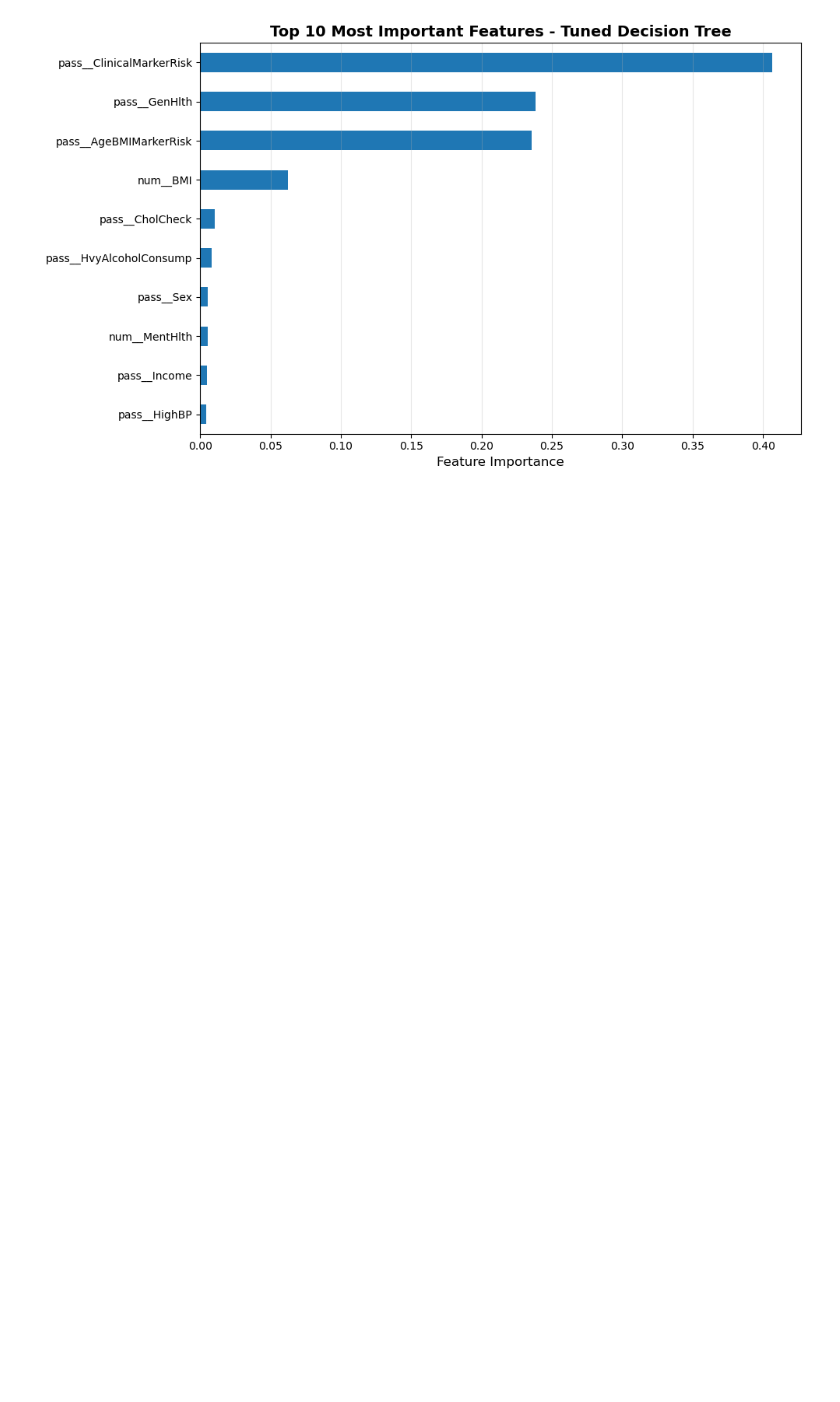
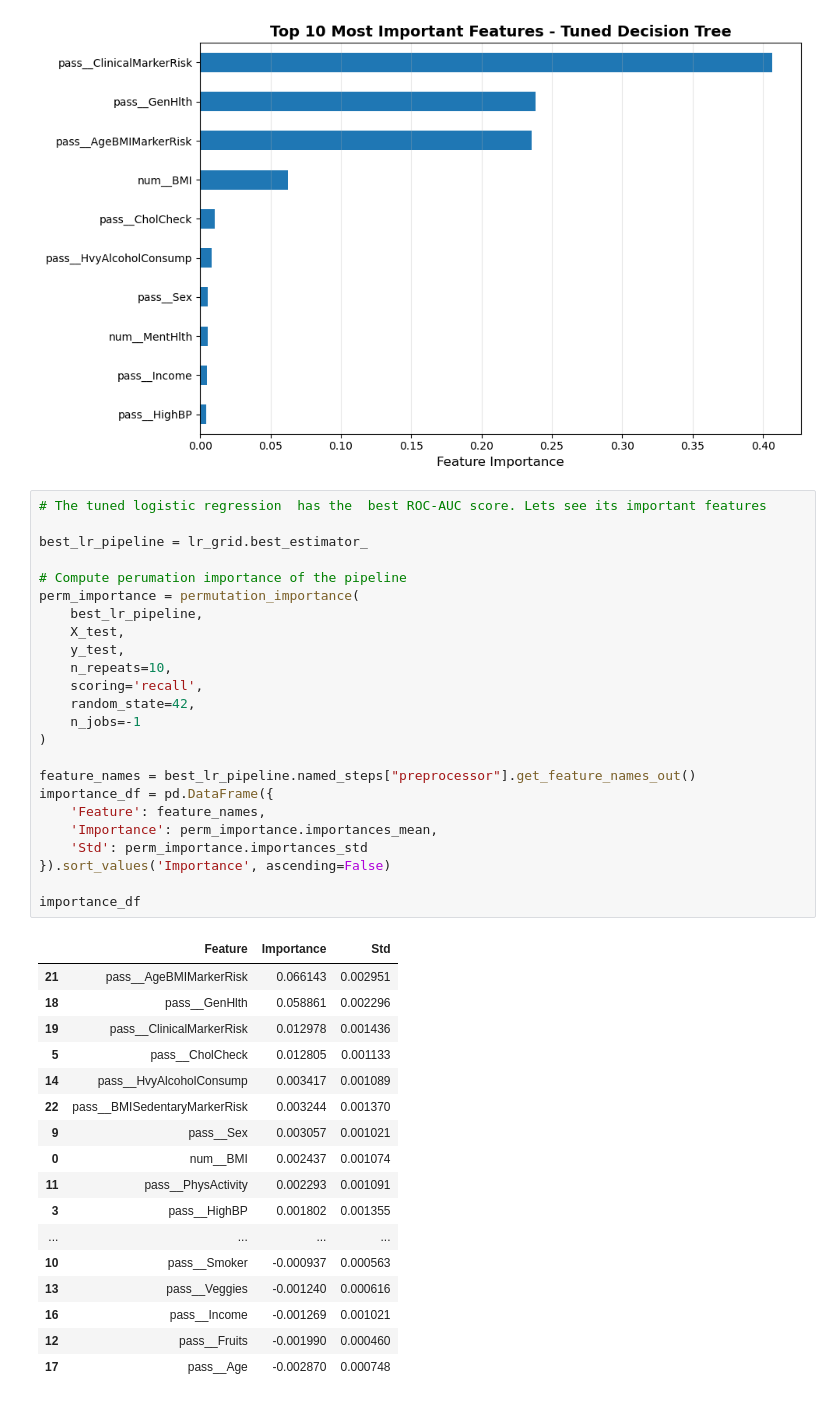
Before and after one commit to sujmishra/data-science-berkley, a Jupyter notebook: Assignment-24.1/diabetes_models.ipynb, the cells around one changed output. Saved outputs shown, nothing was run; the diff lists cells and outputs as text; blank space fills up the shorter version.

```diff
--- a/Assignment-24.1/diabetes_models.ipynb
+++ b/Assignment-24.1/diabetes_models.ipynb
@@ -550,3 +598,45 @@ plt.savefig("images/feature_importance_dt.png", dpi=300, bbox_inches='tight')
 plt.show()
 # %% [output]
 [figure]
+# %%
+# The tuned logistic regression  has the  best ROC-AUC score. Lets see its important features
+
+best_lr_pipeline = lr_grid.best_estimator_
+
+# Compute perumation importance of the pipeline
+perm_importance = permutation_importance(
+    best_lr_pipeline,
+    X_test,
+    y_test,
+    n_repeats=10,
+    scoring='recall',
+    random_state=42,
+    n_jobs=-1
+)
+
+feature_names = best_lr_pipeline.named_steps["preprocessor"].get_feature_names_out()
+importance_df = pd.DataFrame({
+    'Feature': feature_names,
+    'Importance': perm_importance.importances_mean,
+    'Std': perm_importance.importances_std
+}).sort_values('Importance', ascending=False)
+
+importance_df
+# %% [output]
+|  | Feature | Importance | Std |
+| 21 | pass__AgeBMIMarkerRisk | 0.066143 | 0.002951 |
+| 18 | pass__GenHlth | 0.058861 | 0.002296 |
+| 19 | pass__ClinicalMarkerRisk | 0.012978 | 0.001436 |
+| 5 | pass__CholCheck | 0.012805 | 0.001133 |
+| 14 | pass__HvyAlcoholConsump | 0.003417 | 0.001089 |
+| 22 | pass__BMISedentaryMarkerRisk | 0.003244 | 0.001370 |
+| 9 | pass__Sex | 0.003057 | 0.001021 |
+| 0 | num__BMI | 0.002437 | 0.001074 |
+| 11 | pass__PhysActivity | 0.002293 | 0.001091 |
+| 3 | pass__HighBP | 0.001802 | 0.001355 |
+| ... | ... | ... | ... |
+| 10 | pass__Smoker | -0.000937 | 0.000563 |
+| 13 | pass__Veggies | -0.001240 | 0.000616 |
+| 16 | pass__Income | -0.001269 | 0.001021 |
+| 12 | pass__Fruits | -0.001990 | 0.000460 |
+| 17 | pass__Age | -0.002870 | 0.000748 |
```
Also changed, not shown: parts of 4 cells of this notebook, 1 other file.
